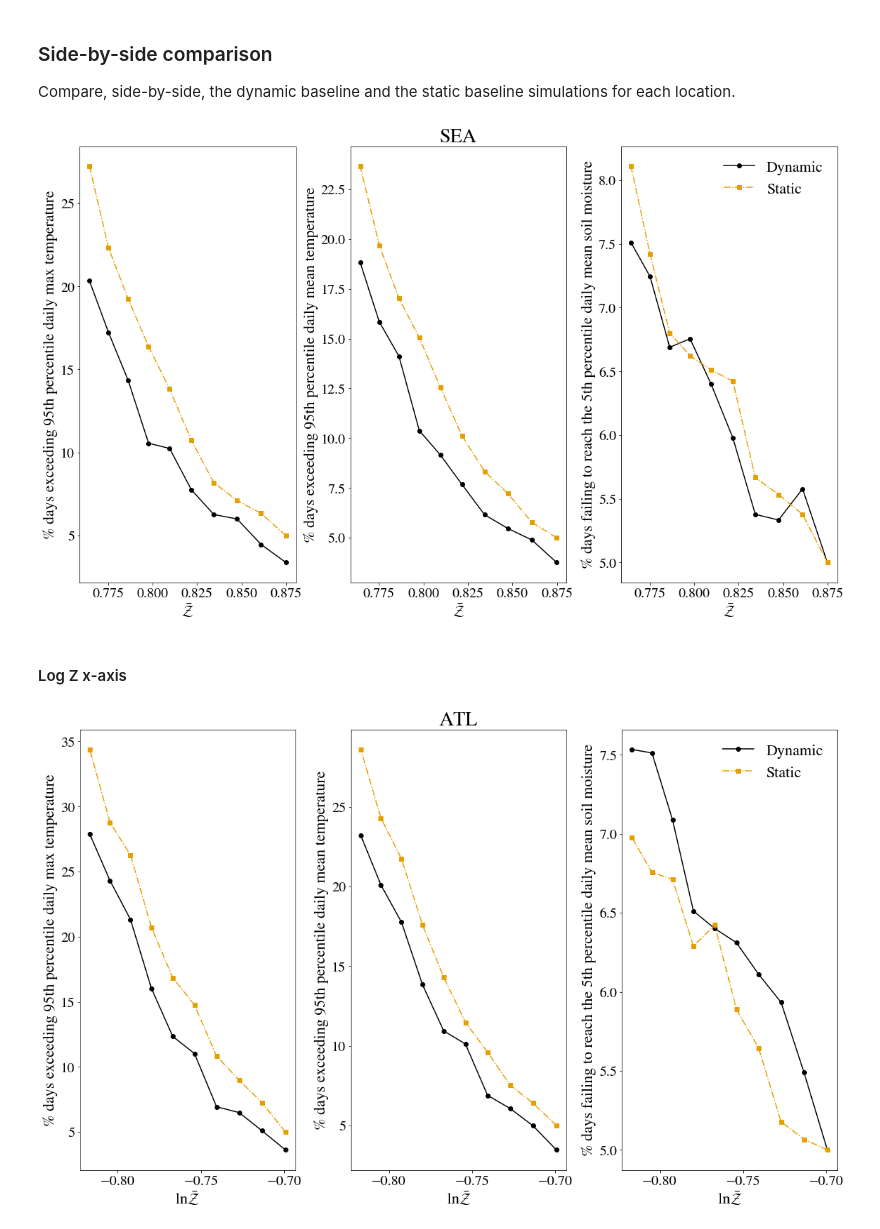
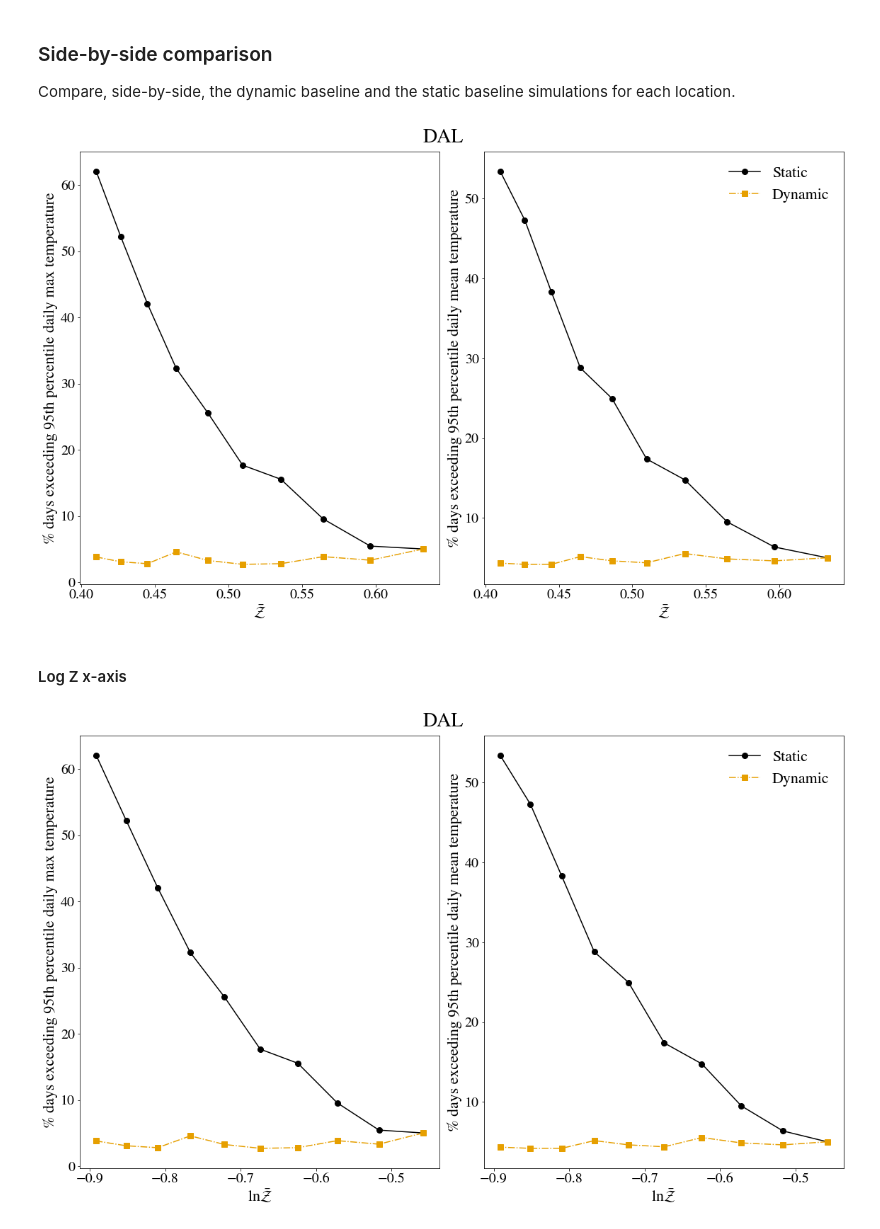
Before and after one commit to adam-bauer-34/SMACM-temp-extremes, a Jupyter notebook: notebooks/HWFreqAnalysis.ipynb, the cells around one changed output. Cells and saved outputs as stored; diff of their text form; code cells hidden in the pictures.

```diff
--- a/notebooks/HWFreqAnalysis.ipynb
+++ b/notebooks/HWFreqAnalysis.ipynb
@@ -47,19 +69,0 @@ Data variables:
-# %%
-Zs = []
-Tmax_exs = []
-Tdaily_exs = []
-mdaily_exs = []
-
-for file in range(0, N_files):
-    tmp_ds = xr.open_dataset(exceedence_filenames[file])
-    tmp_Z = tmp_ds["mean_Z"].values
-    tmp_Tmax = tmp_ds["Tmax_ex"].values
-    tmp_Tdaily = tmp_ds["Tdaily_ex"].values
-    tmp_mdaily = tmp_ds["mdaily_ex"].values
-
-    Zs.append(tmp_Z)
-    Tmax_exs.append(tmp_Tmax)
-    Tdaily_exs.append(tmp_Tdaily)
-    mdaily_exs.append(tmp_mdaily)
-
-Tmax_exs
@@ -229,64 +213,50 @@ Compare, side-by-side, the dynamic baseline and the static baseline simulations
 # %%
 # location index: index of location (Follow file_list)
 
-file_num = 3
-location_index = 2 * file_num
-dyn_index = location_index + 1
+file_num = 1
 
-fig, ax = plt.subplots(1,3, figsize=figsize, sharex=True, sharey=False)
+fig, ax = plt.subplots(1,2, figsize=figsize, sharex=True, sharey=False)
 
-ax[0].plot(Zs[location_index], Tmax_exs[location_index], marker=marker_list[0], linestyle='solid', color=color_list[0], label="Dynamic")
-ax[0].plot(Zs[location_index], Tmax_exs[dyn_index], marker=marker_list[1], linestyle='dashdot', color=color_list[1], label="Static")
+ax[0].plot(Zs[file_num], Tmax_exs_stat[file_num], marker=marker_list[0], markersize = markersize, linestyle='solid', color=color_list[0], label="Static")
+ax[0].plot(Zs[file_num], Tmax_exs_dyn[file_num], marker=marker_list[1], markersize = markersize, linestyle='dashdot', color=color_list[1], label="Dynamic")
 
-ax[1].plot(Zs[location_index], Tdaily_exs[location_index], marker=marker_list[0], linestyle='solid', color=color_list[0], label="Dynamic")
-ax[1].plot(Zs[location_index], Tdaily_exs[dyn_index], marker=marker_list[1], linestyle='dashdot', color=color_list[1], label="Static")
-ax[1].set_title(file_list[file_num], fontsize=fontsize+6)
-
-ax[2].plot(Zs[location_index], mdaily_exs[location_index], marker=marker_list[0], linestyle='solid', color=color_list[0], label="Dynamic")
-ax[2].plot(Zs[location_index], mdaily_exs[dyn_index], marker=marker_list[1], linestyle='dashdot', color=color_list[1], label="Static")
-
-ax[2].legend(frameon=False, fontsize=fontsize)
+ax[1].plot(Zs[file_num], Tdaily_exs_stat[file_num], marker=marker_list[0], markersize = markersize, linestyle='solid', color=color_list[0], label="Static")
+ax[1].plot(Zs[file_num], Tdaily_exs_dyn[file_num], marker=marker_list[1], markersize = markersize, linestyle='dashdot', color=color_list[1], label="Dynamic")
+fig.suptitle(file_list[file_num], fontsize=fontsize+6)
+ax[1].legend(frameon=False, fontsize=fontsize)
 ax[0].set_ylabel("% days exceeding 95th percentile daily max temperature", fontsize=fontsize)
 ax[1].set_ylabel("% days exceeding 95th percentile daily mean temperature", fontsize=fontsize)
-ax[2].set_ylabel("% days failing to reach the 5th percentile daily mean soil moisture", fontsize=fontsize)
 
-for i in range(0,3):
+for i in range(0,2):
     ax[i].tick_params(axis="both", labelsize=labelsize)
     ax[i].set_xlabel(r"$\bar{\mathcal{Z}}$", fontsize=fontsize)
 
 fig.tight_layout()
 # %% [output]
-[figure, old version]
+[figure, new version]
 # %% [markdown]
 #### Log Z x-axis
 # %%
 # location index: index of location (Follow file_list)
 
-file_num = 0
-location_index = 2 * file_num
-dyn_index = location_index + 1
+file_num = 1
 
-fig, ax = plt.subplots(1,3, figsize=figsize, sharex=True, sharey=False)
+fig, ax = plt.subplots(1,2, figsize=figsize)
 
-ax[0].plot(np.log(Zs[location_index]), Tmax_exs[location_index], marker=marker_list[0], linestyle='solid', color=color_list[0], label="Dynamic")
-ax[0].plot(np.log(Zs[location_index]), Tmax_exs[dyn_index], marker=marker_list[1], linestyle='dashdot', color=color_list[1], label="Static")
+ax[0].plot(np.log(Zs[file_num]), Tmax_exs_stat[file_num], marker=marker_list[0], markersize = markersize, linestyle='solid', color=color_list[0], label="Static")
+ax[0].plot(np.log(Zs[file_num]), Tmax_exs_dyn[file_num], marker=marker_list[1], markersize = markersize, linestyle='dashdot', color=color_list[1], label="Dynamic")
 
-ax[1].plot(np.log(Zs[location_index]), Tdaily_exs[location_index], marker=marker_list[0], linestyle='solid', color=color_list[0], label="Dynamic")
-ax[1].plot(np.log(Zs[location_index]), Tdaily_exs[dyn_index], marker=marker_list[1], linestyle='dashdot', color=color_list[1], label="Static")
-ax[1].set_title(file_list[file_num], fontsize=fontsize+6)
-
-ax[2].plot(np.log(Zs[location_index]), mdaily_exs[location_index], marker=marker_list[0], linestyle='solid', color=color_list[0], label="Dynamic")
-ax[2].plot(np.log(Zs[location_index]), mdaily_exs[dyn_index], marker=marker_list[1], linestyle='dashdot', color=color_list[1], label="Static")
-
-ax[2].legend(frameon=False, fontsize=fontsize)
+ax[1].plot(np.log(Zs[file_num]), Tdaily_exs_stat[file_num], marker=marker_list[0], markersize = markersize, linestyle='solid', color=color_list[0], label="Static")
+ax[1].plot(np.log(Zs[file_num]), Tdaily_exs_dyn[file_num], marker=marker_list[1], markersize = markersize, linestyle='dashdot', color=color_list[1], label="Dynamic")
+fig.suptitle(file_list[file_num], fontsize=fontsize+6)
+ax[1].legend(frameon=False, fontsize=fontsize)
 ax[0].set_ylabel("% days exceeding 95th percentile daily max temperature", fontsize=fontsize)
 ax[1].set_ylabel("% days exceeding 95th percentile daily mean temperature", fontsize=fontsize)
-ax[2].set_ylabel("% days failing to reach the 5th percentile daily mean soil moisture", fontsize=fontsize)
 
-for i in range(0,3):
+for i in range(0,2):
     ax[i].tick_params(axis="both", labelsize=labelsize)
     ax[i].set_xlabel(r"$\ln\bar{\mathcal{Z}}$", fontsize=fontsize)
 
 fig.tight_layout()
 # %% [output]
-[figure, old version]
+[figure, new version]
```
Also changed, not shown: parts of 52 cells of this notebook, 3 other files.
